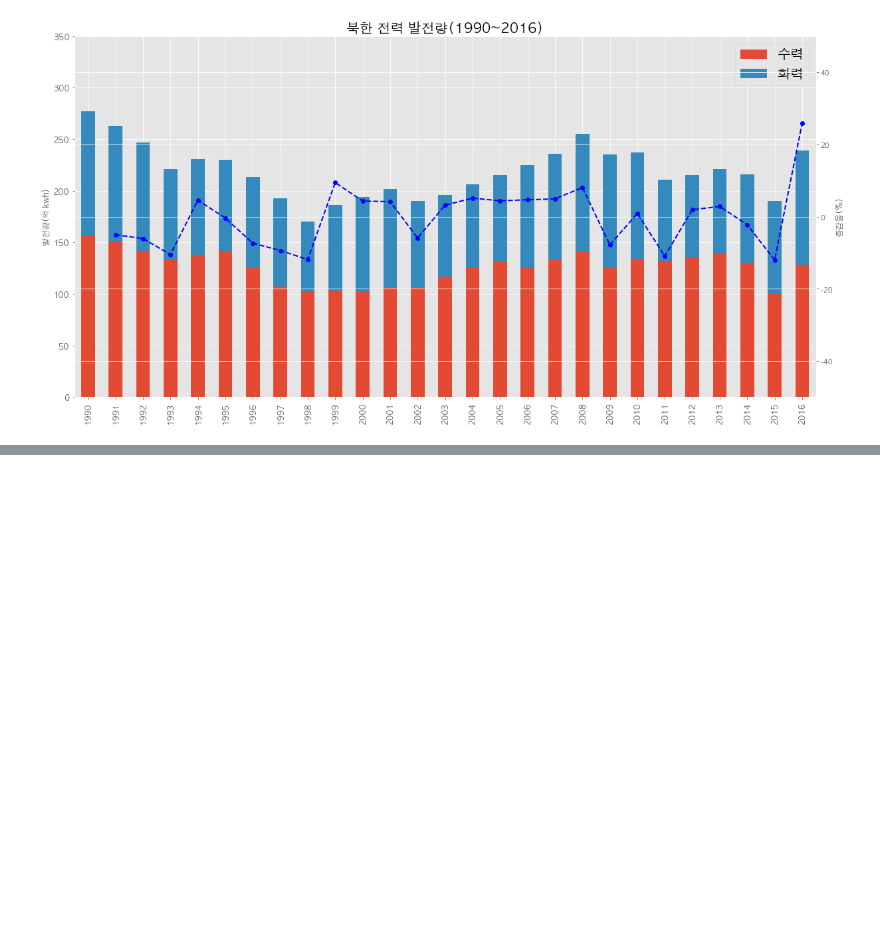
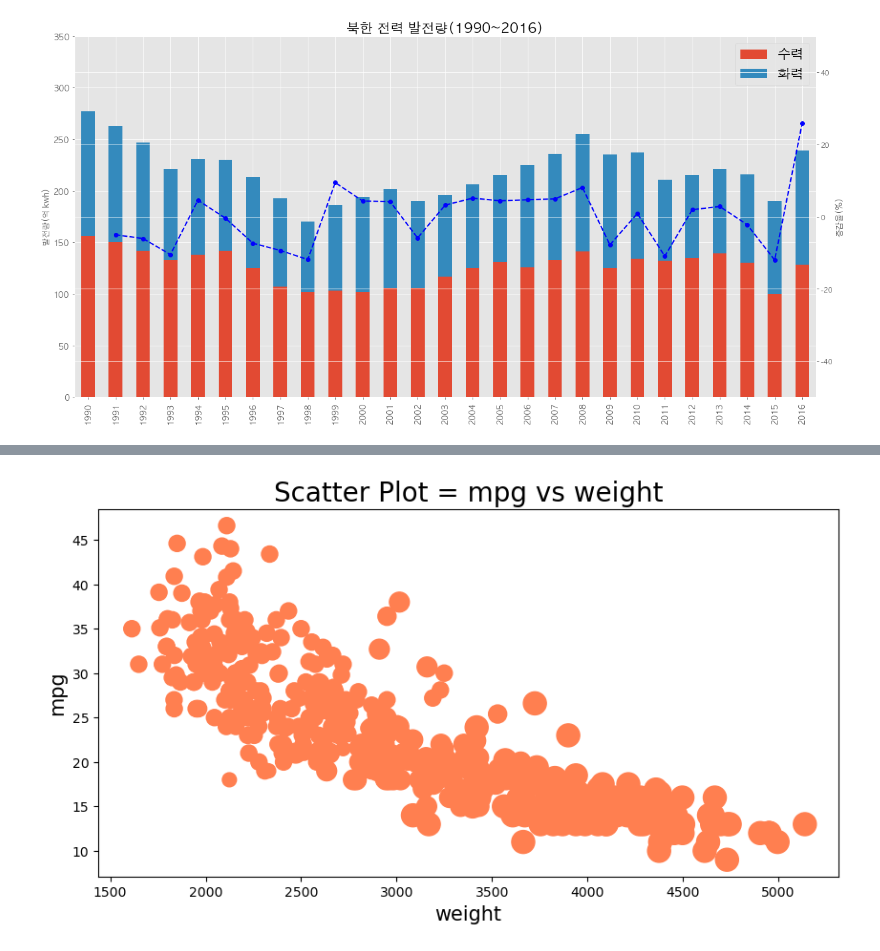
Before and after one commit to daviddev90/Python, a Jupyter notebook: DataAnalysis/09.시각화도구2.ipynb, the cells around one changed output, grey strips where cells are left out. Saved outputs shown, nothing was run; the diff lists cells and outputs as text; code cells hidden in the pictures; blank space fills up the shorter version.

```diff
--- a/DataAnalysis/09.시각화도구2.ipynb
+++ b/DataAnalysis/09.시각화도구2.ipynb
@@ -144,0 +203,4 @@ plt.show()
+# %%
+# Cylinder 개수의 상대적 비율 계산해 시리즈 생성
+cylinder_size = df['cylinders'] / df['cylinders'].max() * 300 # hyper parameter
+df.head()
@@ -144,0 +214,17 @@ plt.show()
+# %%
+# 연비(mpg)와 중량(weight) 열에 대한 산점도 그리기
+df.plot(
+    kind='scatter',
+    x='weight',
+    y='mpg',
+    c='coral',
+    figsize=(10, 5),
+    # 사이즈 값을 실린더에 비례
+    s= cylinder_size,
+)
+plt.title('Scatter Plot = mpg vs weight', fontsize=20)
+plt.xlabel('weight', fontsize=15)
+plt.ylabel('mpg', fontsize=15)
+plt.show()
+# %% [output]
+[figure, added]
```
Also changed, not shown: parts of 20 cells of this notebook, 17 other files.
